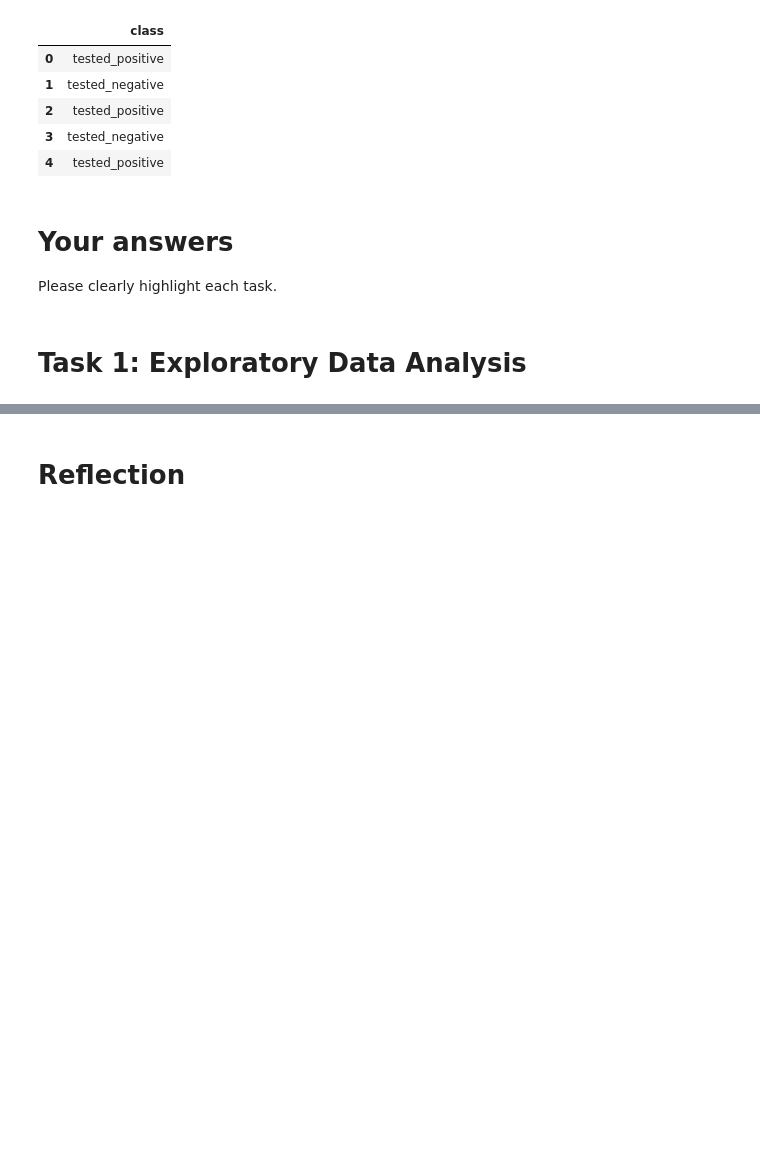
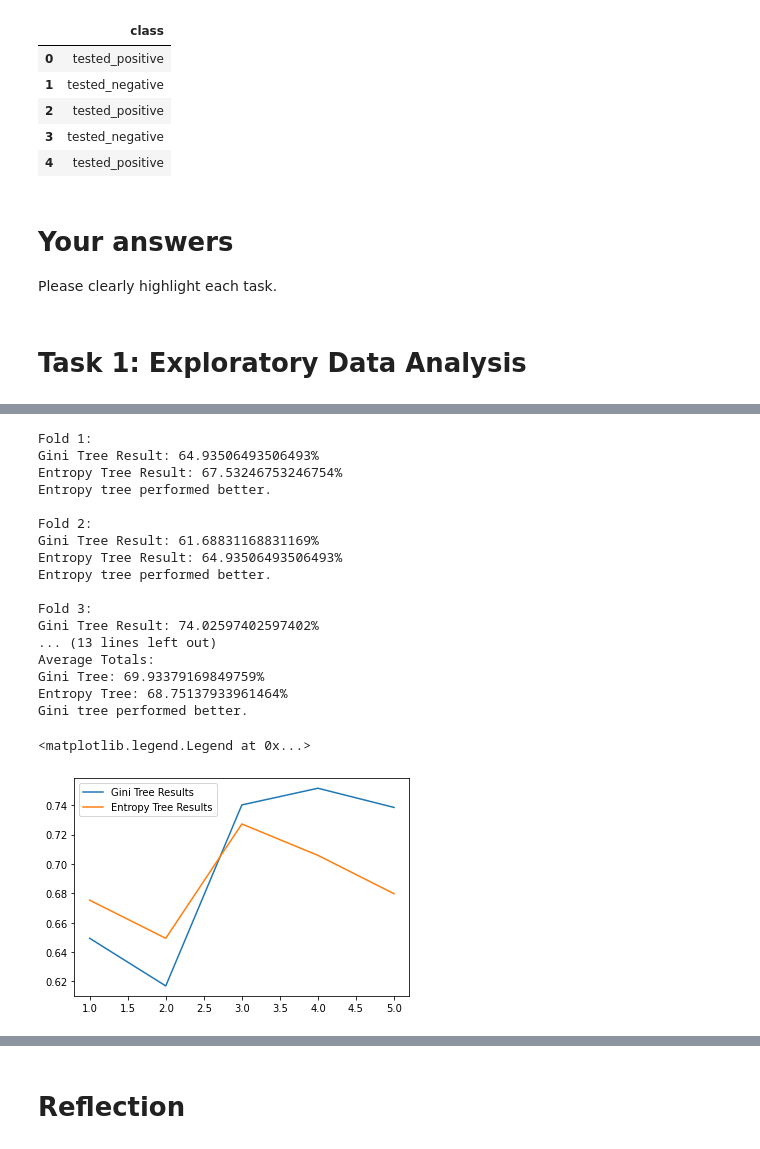
Before and after one commit to matt-drayton/ecm3420-learning-from-data-cwk1, a Jupyter notebook: coursework1_template.ipynb, the cells around one changed output, grey strips where cells are left out. Drawn from its saved outputs; the diff is of its cells as text; code cells hidden in the pictures; blank space fills up the shorter version.

```diff
--- a/coursework1_template.ipynb
+++ b/coursework1_template.ipynb
@@ -138,0 +133,80 @@ See the caveats in the documentation: https://pandas.pydata.org/pandas-docs/stab
+# %%
+# Standardisation
+from sklearn.experimental import enable_iterative_imputer
+from sklearn.impute import SimpleImputer
+
+# Replace zero values with mean value for attribute
+imp_mean = SimpleImputer(missing_values=np.nan)
+imp_mean.fit(sourcevars)
+transformed = imp_mean.transform(sourcevars)
+sourcevars = pd.DataFrame(transformed, columns=sourcevars.columns)
+
+# Standardise the values
+arr = sourcevars.values
+scaler = preprocessing.StandardScaler()
+x_scaled = scaler.fit_transform(arr)
+standardsourcevars = pd.DataFrame(x_scaled, columns=sourcevars.columns)
+# %%
+from sklearn.model_selection import cross_val_score
+from sklearn import tree
+from sklearn.model_selection import KFold
+from itertools import count
+
+k5fold = KFold(n_splits=5, shuffle=False)
+
+# Create trees using different evaluators
+gini_tree = tree.DecisionTreeClassifier(criterion="gini", random_state=0)
+entropy_tree = tree.DecisionTreeClassifier(criterion="entropy", random_state=0)
+
+# Complete KFold cross validation on both trees
+gini_tree_results = cross_val_score(gini_tree, standardsourcevars, targetvar, cv=k5fold)
+entropy_tree_results = cross_val_score(entropy_tree, standardsourcevars, targetvar, cv=k5fold)
+
+# Output results one fold at a time.
+for i, gini_tree_result, entropy_tree_result in zip(count(), gini_tree_results, entropy_tree_results):
+    print(f"Fold {i+1}:")
+    print(f"Gini Tree Result: {gini_tree_result*100}%\nEntropy Tree Result: {entropy_tree_result*100}%")
+    if gini_tree_result > entropy_tree_result:
+        print("Gini tree performed better.")
+    elif entropy_tree_result > gini_tree_result:
+        print("Entropy tree performed better.")
+    else:
+        print("Both trees performed equally.")
+    print()
+
+# Find and print average performance
+entropy_tree_average = np.mean(entropy_tree_results)*100
+gini_tree_average = np.mean(gini_tree_results)*100
+print("Average Totals:")
+print(f"Gini Tree: {gini_tree_average}%\nEntropy Tree: {entropy_tree_average}%")
+if gini_tree_average > entropy_tree_average:
+    print("Gini tree performed better.")
+elif entropy_tree_average > gini_tree_average:
+    print("Entropy tree performed better.")
+else:
+    print("Both trees performed equally.")
+
+# Plot results
+plt.plot([1, 2, 3, 4, 5], gini_tree_results, label="Gini Tree Results")
+plt.plot([1, 2, 3, 4, 5], entropy_tree_results, label="Entropy Tree Results")
+plt.legend()
+# %% [output]
+Fold 1:
+Gini Tree Result: 64.93506493506493%
+Entropy Tree Result: 67.53246753246754%
+Entropy tree performed better.
+
+Fold 2:
+Gini Tree Result: 61.68831168831169%
+Entropy Tree Result: 64.93506493506493%
+Entropy tree performed better.
+
+Fold 3:
+Gini Tree Result: 74.02597402597402%
+... (13 lines left out)
+Average Totals:
+Gini Tree: 69.93379169849759%
+Entropy Tree: 68.75137933961464%
+Gini tree performed better.
+<matplotlib.legend.Legend at 0x...>
+[figure, added]
```
Also changed, not shown: parts of 24 cells of this notebook, 1 other file.
